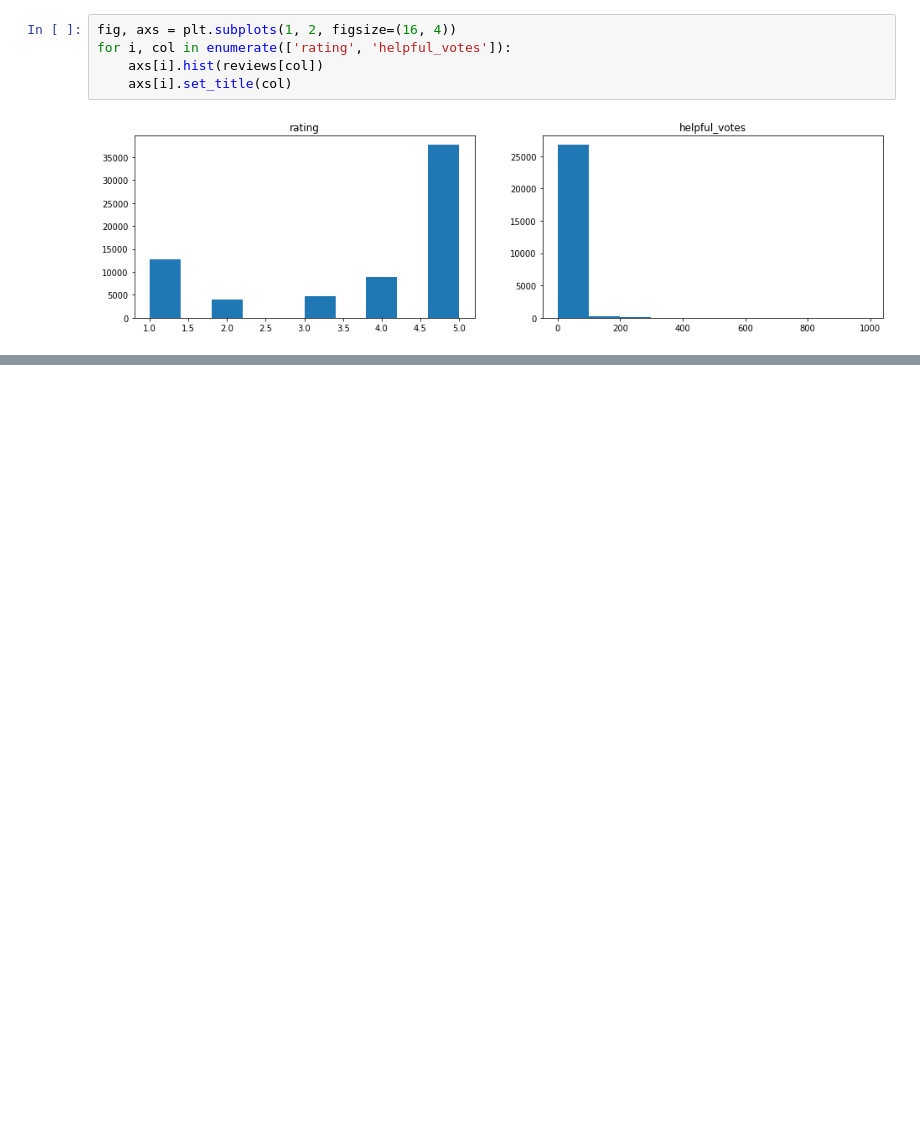
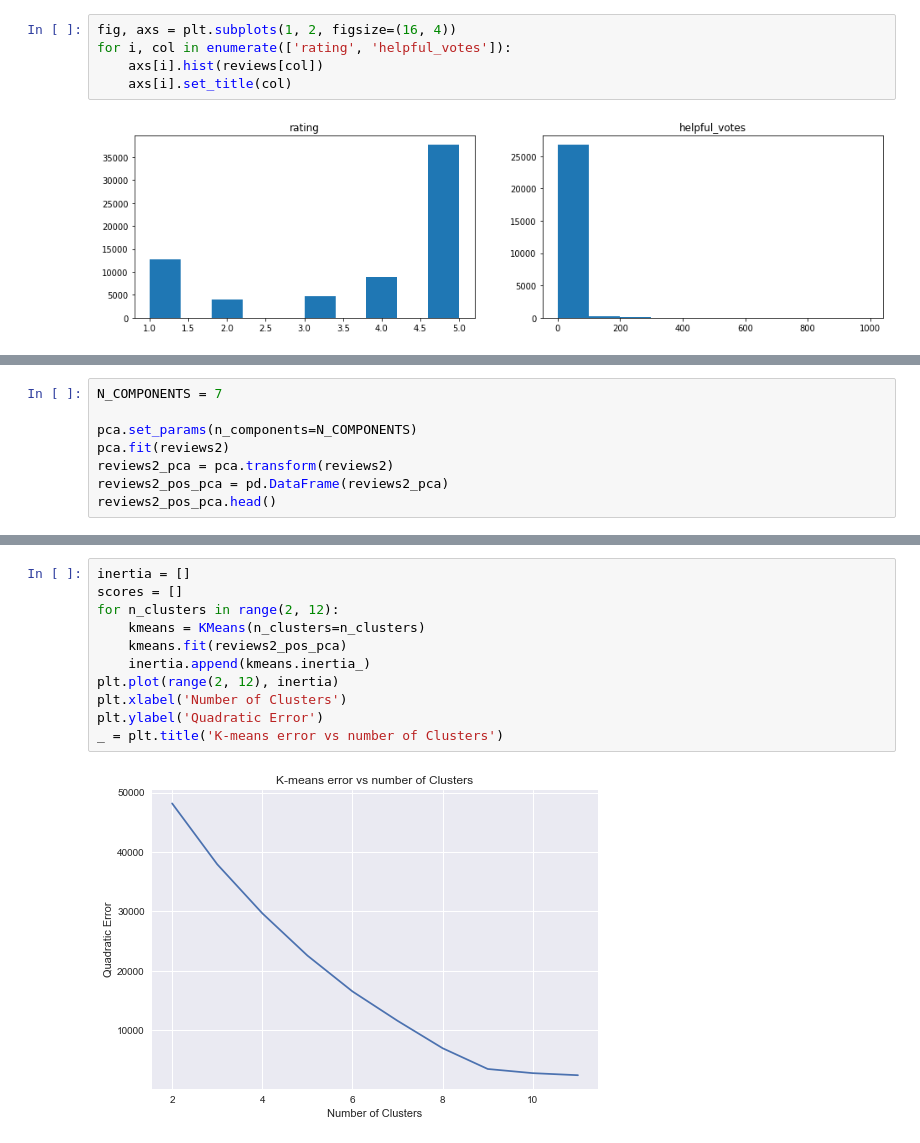
Before and after one commit to ma-petrov/recommendation-system, a Jupyter notebook: amazon-phones-reviews.ipynb, the cells around one changed output, grey strips where cells are left out. Cells and saved outputs as stored; diff of their text form; blank space fills up the shorter version.

```diff
--- a/amazon-phones-reviews.ipynb
+++ b/amazon-phones-reviews.ipynb
@@ -57,0 +145,8 @@ for i, col in enumerate(['rating', 'helpful_votes']):
+# %%
+N_COMPONENTS = 7
+
+pca.set_params(n_components=N_COMPONENTS)
+pca.fit(reviews2)
+reviews2_pca = pca.transform(reviews2)
+reviews2_pos_pca = pd.DataFrame(reviews2_pca)
+reviews2_pos_pca.head()
@@ -57,0 +160,13 @@ for i, col in enumerate(['rating', 'helpful_votes']):
+# %%
+inertia = []
+scores = []
+for n_clusters in range(2, 12):
+    kmeans = KMeans(n_clusters=n_clusters)
+    kmeans.fit(reviews2_pos_pca)
+    inertia.append(kmeans.inertia_)
+plt.plot(range(2, 12), inertia)
+plt.xlabel('Number of Clusters')
+plt.ylabel('Quadratic Error')
+_ = plt.title('K-means error vs number of Clusters')
+# %% [output]
+[figure, added]
```
Also changed, not shown: parts of 15 cells of this notebook.
